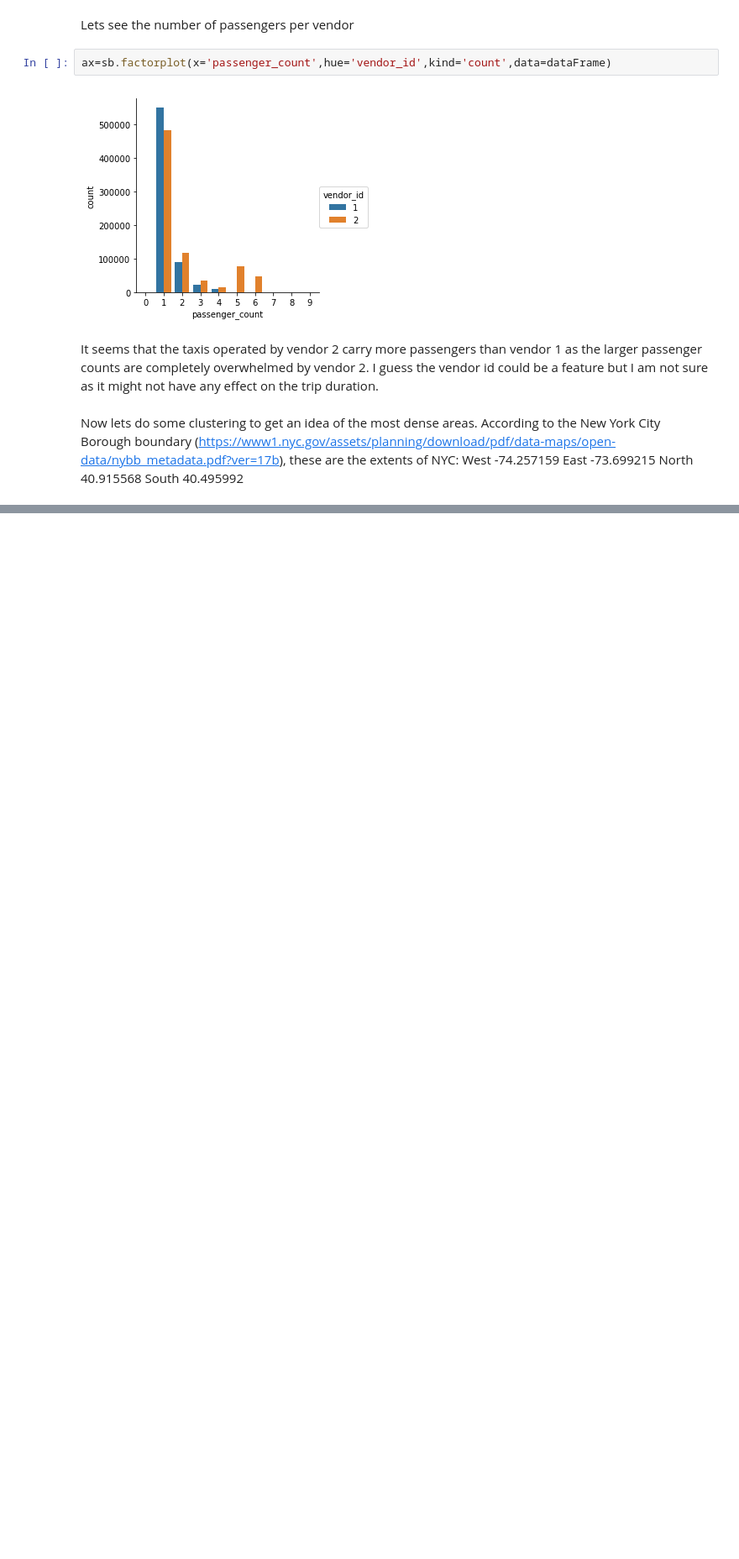
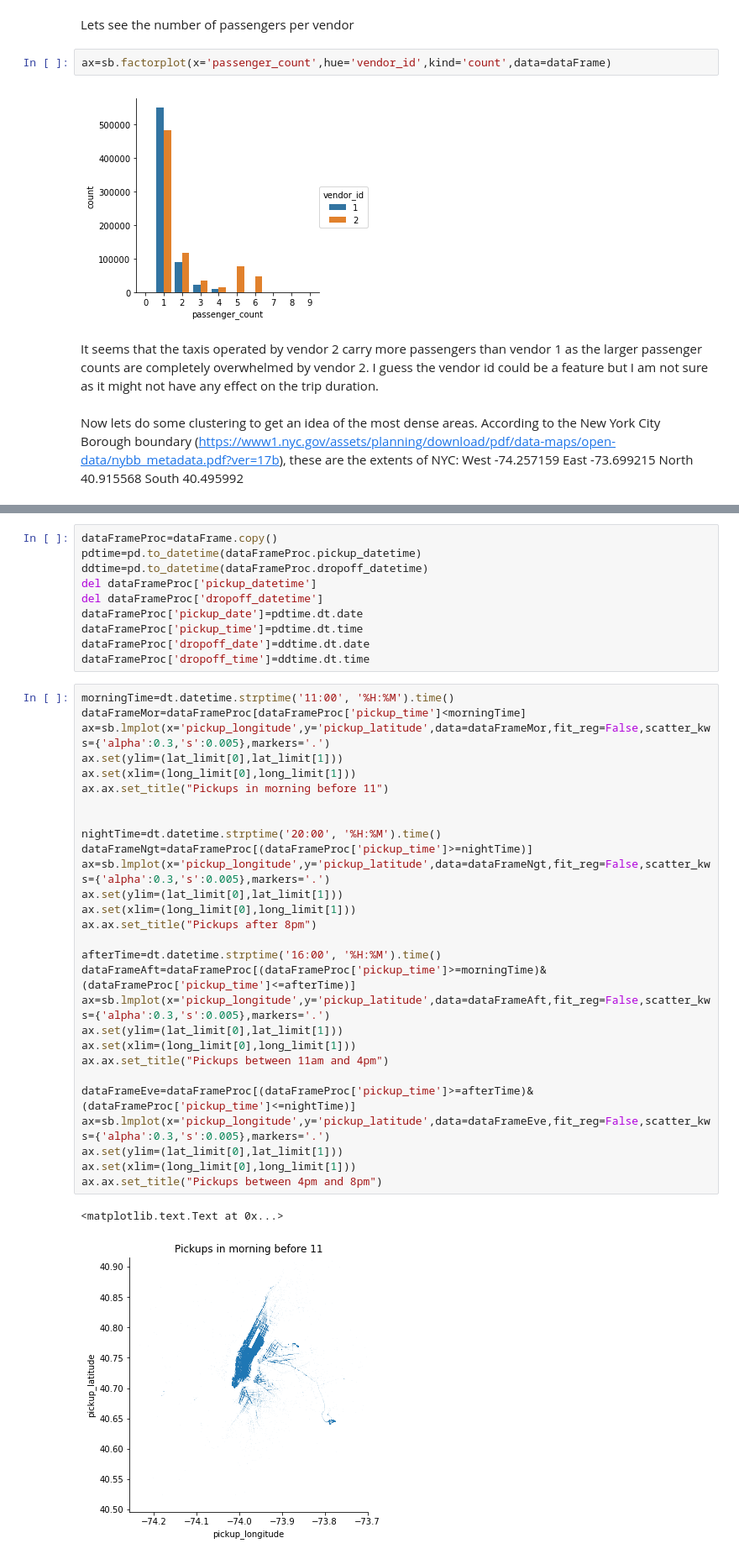
Before and after one commit to abhaymittal/nycTaxiChallenge, a Jupyter notebook: src/nycDataAnalysis.ipynb, the cells around one changed output, grey strips where cells are left out. Shown at 84% size. Saved outputs shown, nothing was run; the diff lists cells and outputs as text; blank space fills up the shorter version.

```diff
--- a/src/nycDataAnalysis.ipynb
+++ b/src/nycDataAnalysis.ipynb
@@ -175,0 +196,41 @@ North 40.915568 South 40.495992
+# %%
+dataFrameProc=dataFrame.copy()
+pdtime=pd.to_datetime(dataFrameProc.pickup_datetime)
+ddtime=pd.to_datetime(dataFrameProc.dropoff_datetime)
+del dataFrameProc['pickup_datetime']
+del dataFrameProc['dropoff_datetime']
+dataFrameProc['pickup_date']=pdtime.dt.date
+dataFrameProc['pickup_time']=pdtime.dt.time
+dataFrameProc['dropoff_date']=ddtime.dt.date
+dataFrameProc['dropoff_time']=ddtime.dt.time
+# %%
+morningTime=dt.datetime.strptime('11:00', '%H:%M').time()
+dataFrameMor=dataFrameProc[dataFrameProc['pickup_time']<morningTime]
+ax=sb.lmplot(x='pickup_longitude',y='pickup_latitude',data=dataFrameMor,fit_reg=False,scatter_kws={'alpha':0.3,'s':0.005},markers='.')
+ax.set(ylim=(lat_limit[0],lat_limit[1]))
+ax.set(xlim=(long_limit[0],long_limit[1]))
+ax.ax.set_title("Pickups in morning before 11")
+
+
+nightTime=dt.datetime.strptime('20:00', '%H:%M').time()
+dataFrameNgt=dataFrameProc[(dataFrameProc['pickup_time']>=nightTime)]
+ax=sb.lmplot(x='pickup_longitude',y='pickup_latitude',data=dataFrameNgt,fit_reg=False,scatter_kws={'alpha':0.3,'s':0.005},markers='.')
+ax.set(ylim=(lat_limit[0],lat_limit[1]))
+ax.set(xlim=(long_limit[0],long_limit[1]))
+ax.ax.set_title("Pickups after 8pm")
+
+afterTime=dt.datetime.strptime('16:00', '%H:%M').time()
+dataFrameAft=dataFrameProc[(dataFrameProc['pickup_time']>=morningTime)&(dataFrameProc['pickup_time']<=afterTime)]
+ax=sb.lmplot(x='pickup_longitude',y='pickup_latitude',data=dataFrameAft,fit_reg=False,scatter_kws={'alpha':0.3,'s':0.005},markers='.')
+ax.set(ylim=(lat_limit[0],lat_limit[1]))
+ax.set(xlim=(long_limit[0],long_limit[1]))
+ax.ax.set_title("Pickups between 11am and 4pm")
+
+dataFrameEve=dataFrameProc[(dataFrameProc['pickup_time']>=afterTime)&(dataFrameProc['pickup_time']<=nightTime)]
+ax=sb.lmplot(x='pickup_longitude',y='pickup_latitude',data=dataFrameEve,fit_reg=False,scatter_kws={'alpha':0.3,'s':0.005},markers='.')
+ax.set(ylim=(lat_limit[0],lat_limit[1]))
+ax.set(xlim=(long_limit[0],long_limit[1]))
+ax.ax.set_title("Pickups between 4pm and 8pm")
+# %% [output]
+<matplotlib.text.Text at 0x...>
+[figure, added]
```
Also changed, not shown: parts of 7 cells of this notebook.
